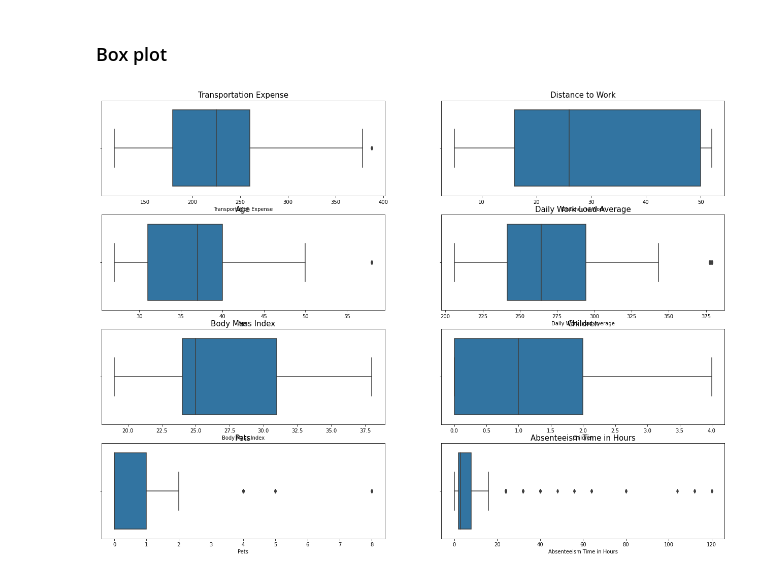
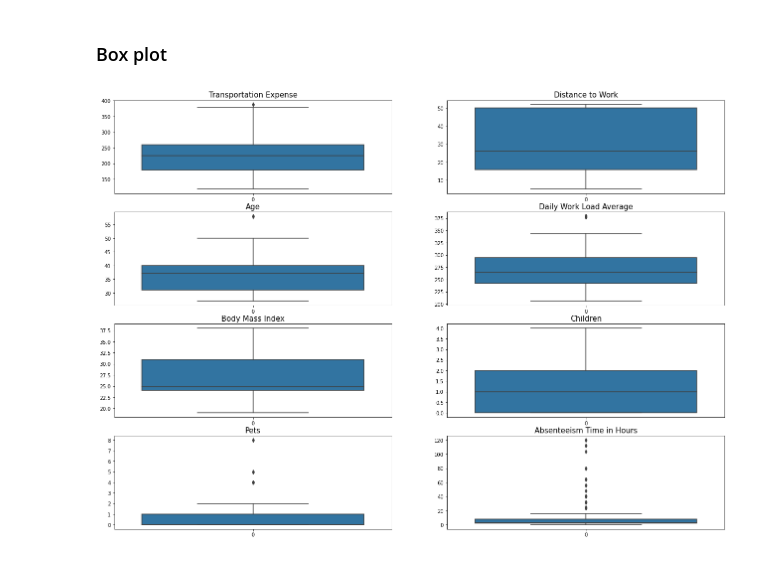
Before and after one commit to vivekkum-ar/Employee-Absenteesim-Case-Study, a Jupyter notebook: Employee-Absenteesim-Case-Study.ipynb, the cells around one changed output. Drawn from its saved outputs; the diff is of its cells as text; code cells hidden in the pictures.

Commit message:
Fixed boxplot keyword & overlap error

```diff
--- a/Employee-Absenteesim-Case-Study.ipynb
+++ b/Employee-Absenteesim-Case-Study.ipynb
@@ -185,11 +185,11 @@ for i in numeric_list:
 # %%
 plt.figure(figsize=(22,20))
 a = 1
 for i in numeric_list:
     plt.subplot(5,2,a)
     plt.title(i,fontsize=15)
-    sns.boxplot(df[i])
+    sns.boxplot(data=df[i])
     a+=1
 #     plt.tight_layout(h_pad=4)
 # %% [output]
-[figure, old version]
+[figure, new version]
```
